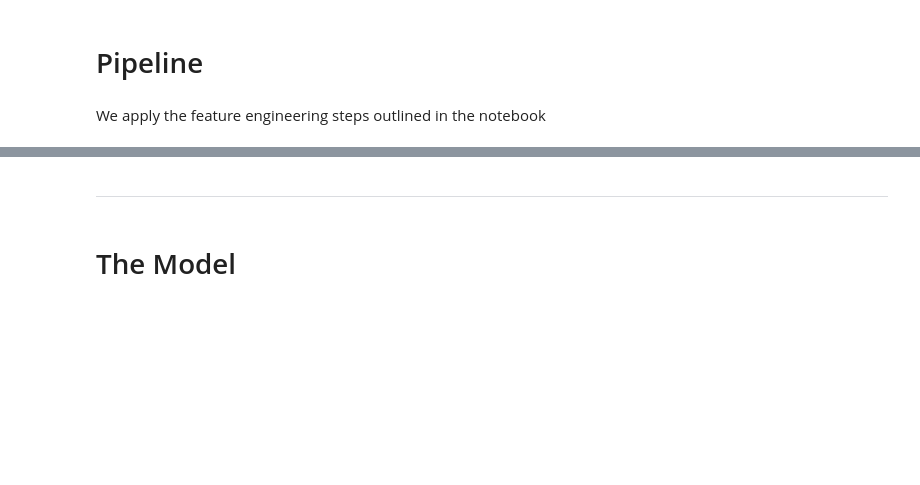
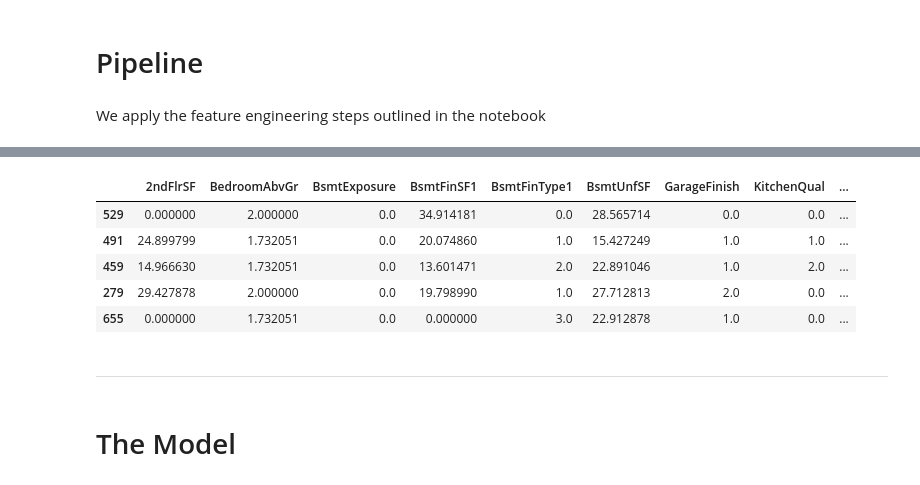
Before and after one commit to ewradcliffe/Heritage-Housing, a Jupyter notebook: jupyter_notebooks/ModellingAndEvaluation.ipynb, the cells around one changed output, grey strips where cells are left out. Saved outputs shown, nothing was run; the diff lists cells and outputs as text; code cells hidden in the pictures; blank space fills up the shorter version.

```diff
--- a/jupyter_notebooks/ModellingAndEvaluation.ipynb
+++ b/jupyter_notebooks/ModellingAndEvaluation.ipynb
@@ -119,3 +171,13 @@ We apply the feature engineering steps outlined in the notebook
+# %%
+house_prices_test_set = pipeline.fit_transform(TestSet)
+house_prices_test_set.head()
+# %% [output]
+|  | 2ndFlrSF | BedroomAbvGr | BsmtExposure | BsmtFinSF1 | BsmtFinType1 | BsmtUnfSF | GarageFinish | KitchenQual | ... |
+| 529 | 0.000000 | 2.000000 | 0.0 | 34.914181 | 0.0 | 28.565714 | 0.0 | 0.0 | ... |
+| 491 | 24.899799 | 1.732051 | 0.0 | 20.074860 | 1.0 | 15.427249 | 1.0 | 1.0 | ... |
+| 459 | 14.966630 | 1.732051 | 0.0 | 13.601471 | 2.0 | 22.891046 | 1.0 | 2.0 | ... |
+| 279 | 29.427878 | 2.000000 | 0.0 | 19.798990 | 1.0 | 27.712813 | 2.0 | 0.0 | ... |
+| 655 | 0.000000 | 1.732051 | 0.0 | 0.000000 | 3.0 | 22.912878 | 1.0 | 0.0 | ... |
 # %% [markdown]
 ---
 # %% [markdown]
```
Also changed, not shown: parts of 4 cells of this notebook.
